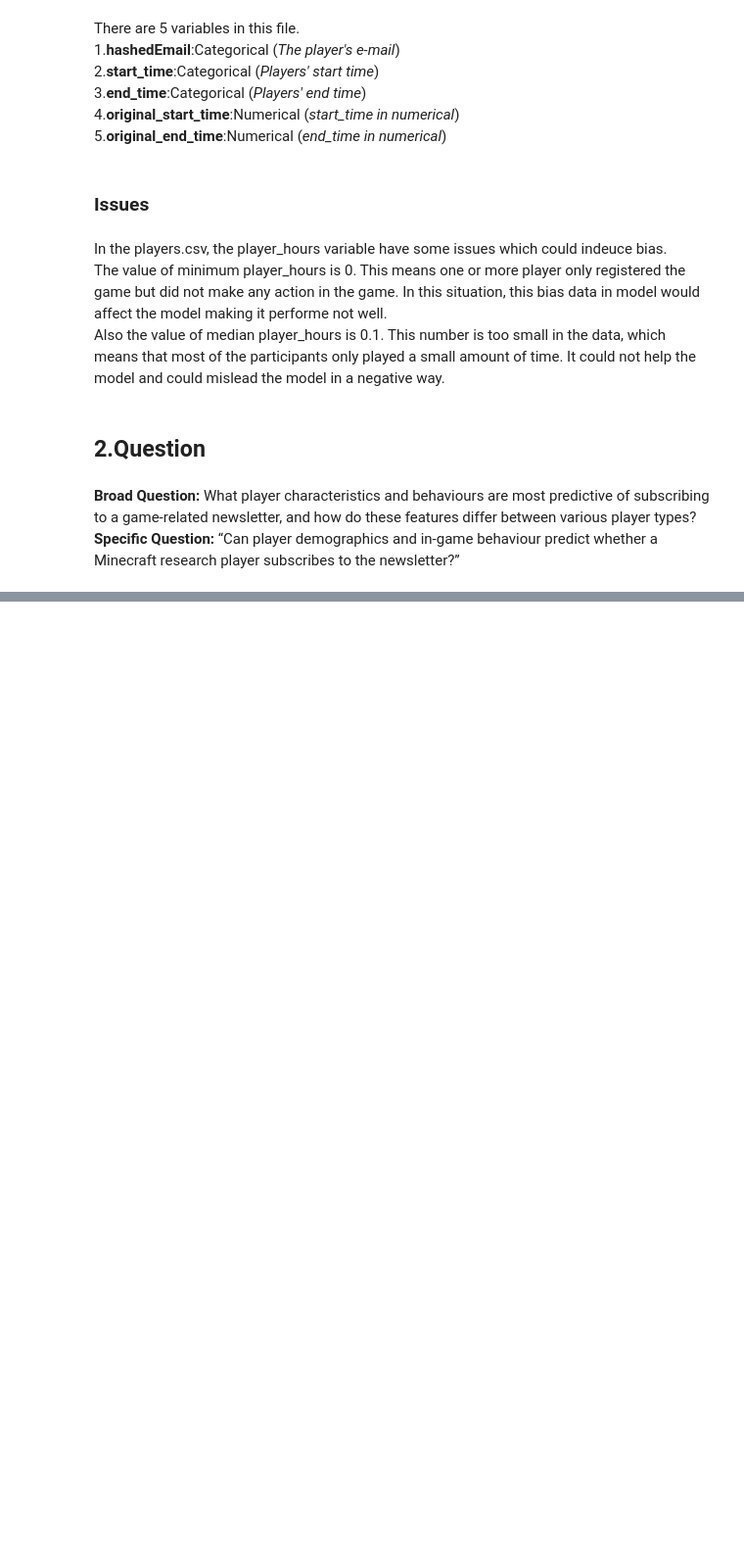
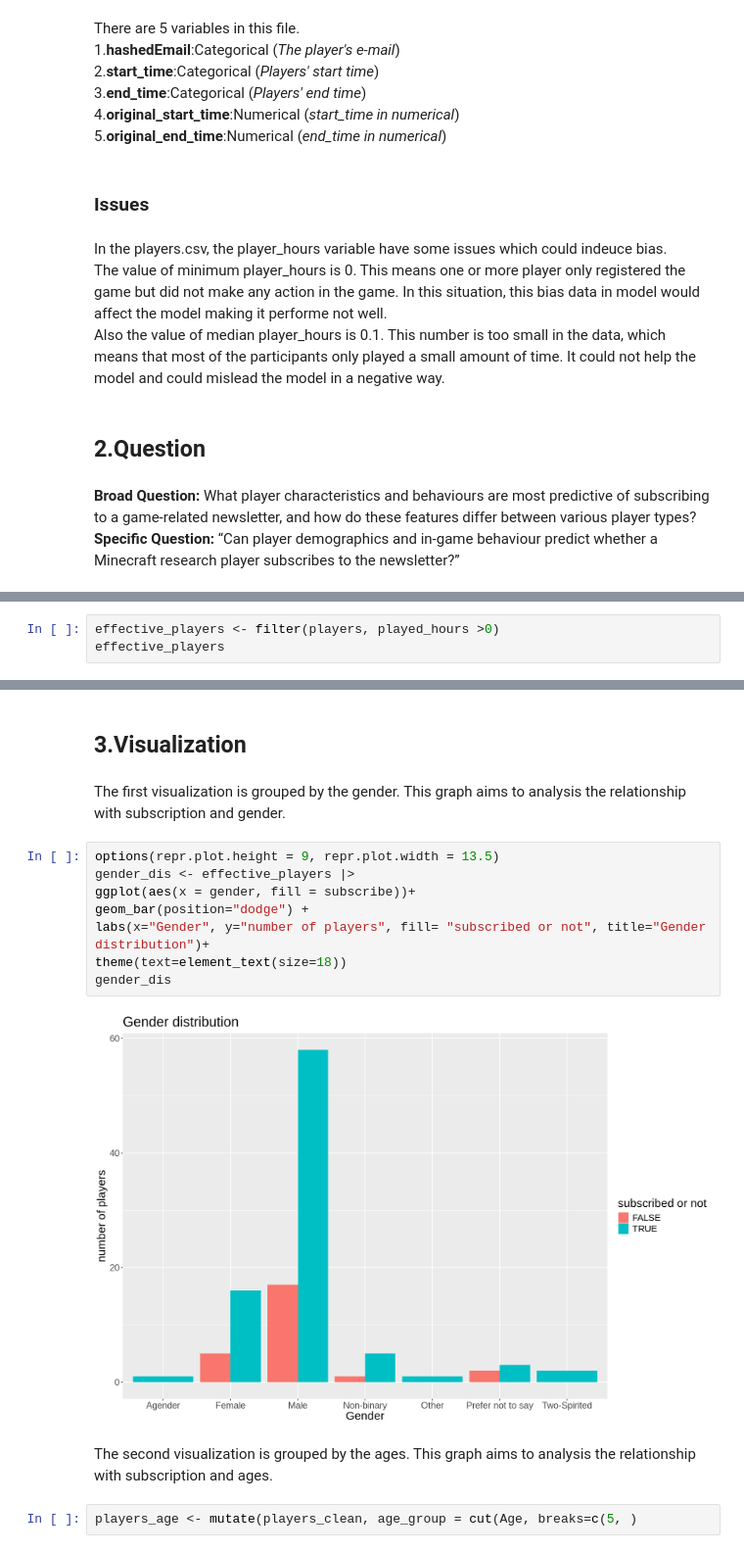
Before and after one commit to WYU111/Jinshun-Individual-Plan, a Jupyter notebook: Project Planning Stage Individual.ipynb, the cells around one changed output, grey strips where cells are left out. Shown: that part at 98% size. Drawn from its saved outputs; the diff is of its cells as text; blank space fills up the shorter version.

Commit message:
Progressing the visualization
Finish the first graph

```diff
--- a/Project Planning Stage Individual.ipynb
+++ b/Project Planning Stage Individual.ipynb
@@ -161,0 +150,3 @@ Also the value of median player_hours is 0.1. This number is too small in the da
+# %%
+effective_players <- filter(players, played_hours >0)
+effective_players
@@ -161,0 +173,18 @@ Also the value of median player_hours is 0.1. This number is too small in the da
+# %% [markdown]
+## 3.Visualization
+# %% [markdown]
+The first visualization is grouped by the gender. This graph aims to analysis the relationship with subscription and gender.
+# %%
+options(repr.plot.height = 9, repr.plot.width = 13.5)
+gender_dis <- effective_players |>
+ggplot(aes(x = gender, fill = subscribe))+
+geom_bar(position="dodge") +
+labs(x="Gender", y="number of players", fill= "subscribed or not", title="Gender distribution")+
+theme(text=element_text(size=18))
+gender_dis
+# %% [output]
+[figure, added]
+# %% [markdown]
+The second visualization is grouped by the ages. This graph aims to analysis the relationship with subscription and ages.
+# %%
+players_age <- mutate(players_clean, age_group = cut(Age, breaks=c(5, )
```
Also changed, not shown: parts of 6 cells of this notebook.
